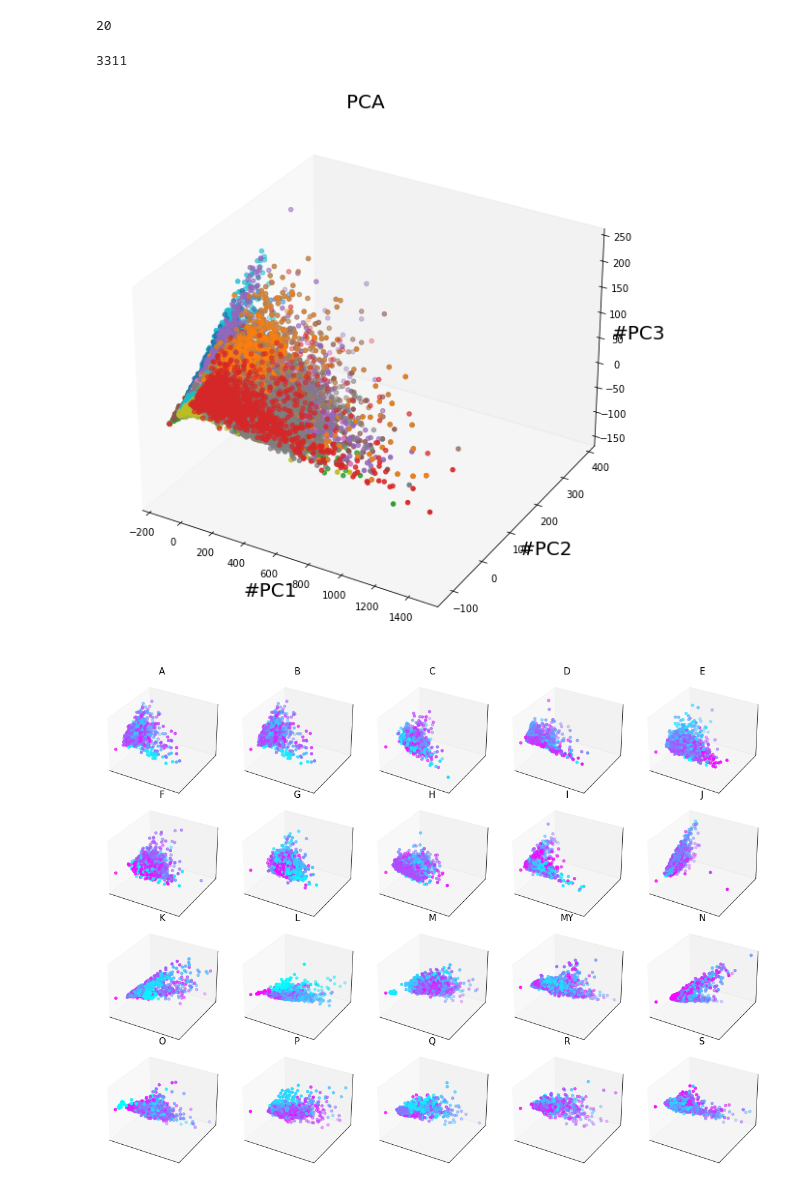
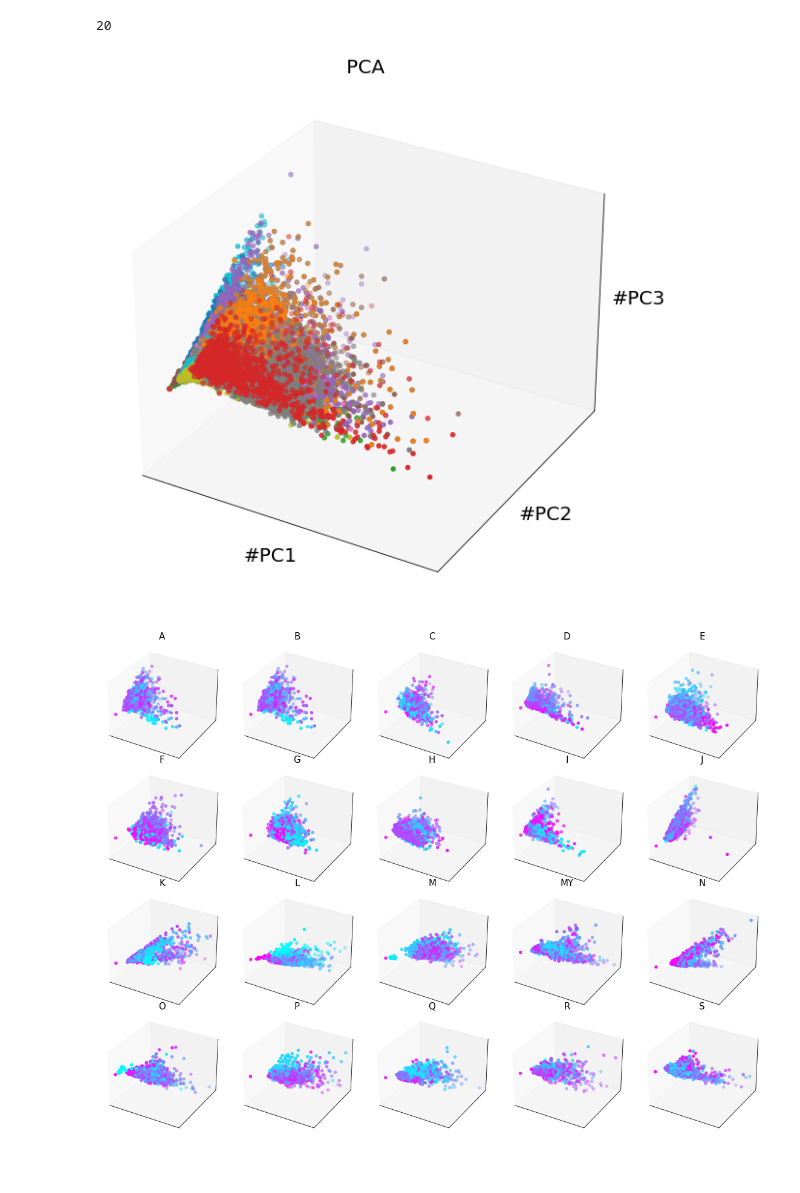
Before and after one commit to natmtc/EMG_Intro_for_students, a Jupyter notebook: Sign_language_code.ipynb, the cells around one changed output. Saved outputs shown, nothing was run; the diff lists cells and outputs as text; code cells hidden in the pictures.

```diff
--- a/Sign_language_code.ipynb
+++ b/Sign_language_code.ipynb
@@ -200,35 +210,30 @@ lengths=[rateA1.shape[1],rateB1.shape[1],rateC1.shape[1],rateD1.shape[1],rateE1.
 len(lengths)
 # %% [output]
 20
-# %%
-arr=lengths[0:3]
-np.sum(arr)
-# %% [output]
-3311
 # %%
 fig = plt.figure(figsize=(10,10))
 ax = plt.axes(projection='3d')
 # colors=['pink','mediumorchid','magenta','purple','pink','mediumorchid','magenta','purple']
 for i in range(0,20):
     if i==0:
         ax.scatter(pca_latents[0,:lengths[i]],pca_latents[1,:lengths[i]],pca_latents[2,:lengths[i]])
     else:
         limit_d= np.int64(np.sum(lengths[0:i-1]))
         limit_u= np.int64(np.sum(lengths[0:i]))
         ax.scatter(pca_latents[0,limit_d:limit_u],pca_latents[1,limit_d:limit_u],pca_latents[2,limit_d:limit_u])
 
     ax.grid(False)
 
-    # ax.set_xticks([])
-    # ax.set_yticks([])
-    # ax.set_zticks([])
+    ax.set_xticks([])
+    ax.set_yticks([])
+    ax.set_zticks([])
 
     ax.set_xlabel('#PC1',fontsize=20)
     ax.set_ylabel('#PC2',fontsize=20)
     ax.set_zlabel('#PC3',fontsize=20)
     ax.set_title('PCA',fontsize=20)
 # %% [output]
-[figure, old version]
+[figure, new version]
 # %%
 # fig,ax = plt.subplots(figsize = (20,10), ncols = 2, nrows = 10)
 # ax = plt.axes(projection='3d')
```
Also changed, not shown: parts of 7 cells of this notebook.
